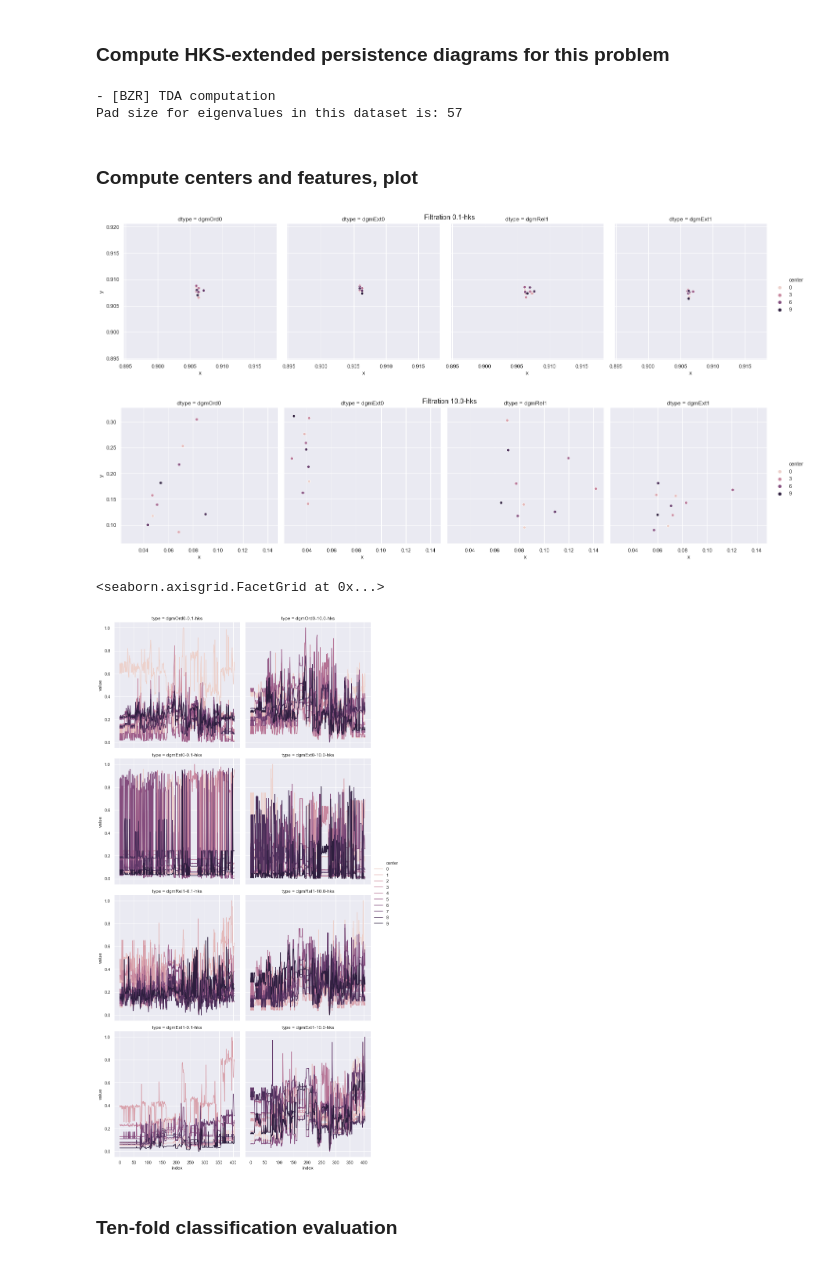
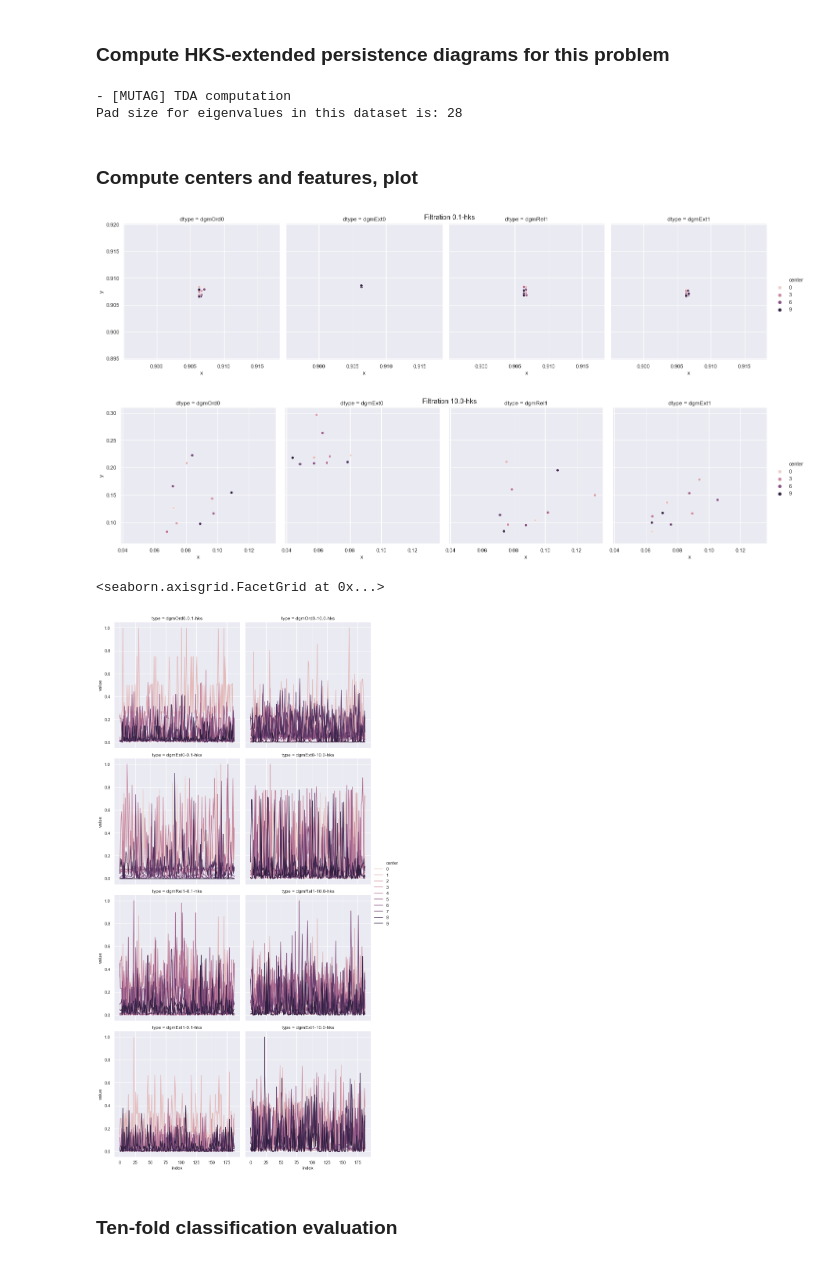
Before and after one commit to martinroyer/atol, a Jupyter notebook: demo/atol-demo.ipynb, the cells around one changed output. Saved outputs shown, nothing was run; the diff lists cells and outputs as text; code cells hidden in the pictures.

```diff
--- a/demo/atol-demo.ipynb
+++ b/demo/atol-demo.ipynb
@@ -16,22 +16,18 @@ import os
 import numpy as np
 from itertools import product
 
-graph_problem = "BZR"
+graph_problem = "MUTAG"
 graph_folder = "../../perslay/tutorial/data/" + graph_problem + "/" # this should point to a perslay repository
-
-atol_params = {
-    "filtrations": ['0.1-hks', '10.0-hks'],
-    "n_centers": 10,
-}
 # %% [markdown]
 ### Compute HKS-extended persistence diagrams for this problem
 # %%
 from atol.utils import compute_tda_for_graphs
 print("- [%s] TDA computation" % graph_problem)
-compute_tda_for_graphs(atol_params, graph_folder)
+filtrations=['0.1-hks', '10.0-hks']
+compute_tda_for_graphs(graph_folder=graph_folder, filtrations=filtrations)
 # %% [output]
-- [BZR] TDA computation
-Pad size for eigenvalues in this dataset is: 57
+- [MUTAG] TDA computation
+Pad size for eigenvalues in this dataset is: 28
 # %% [markdown]
 ### Compute centers and features, plot
 # %%
@@ -40,30 +37,30 @@ from atol import Atol
 # %%
 import pandas as pd
 import matplotlib.pyplot as plt
 import seaborn as sns
 sns.set()
 
 num_elements = len(os.listdir(graph_folder + "mat/"))
 all_diags = {}  # load all filtrations into memory once for all
-for dtype, gid, filt in product(graph_dtypes, np.arange(num_elements), atol_params["filtrations"]):
+for dtype, gid, filt in product(graph_dtypes, np.arange(num_elements), filtrations):
     all_diags[(dtype, filt, gid)] = csv_toarray(graph_folder + "diagrams/%s/graph_%06i_filt_%s.csv" % (dtype, gid, filt))
 
-atol_objs = {(dtype, filt): Atol(n_centers=atol_params["n_centers"]) for dtype, filt in product(graph_dtypes, atol_params["filtrations"])}
-for dtype, filt in product(graph_dtypes, atol_params["filtrations"]) :
-    atol_objs[(dtype, filt)].fit(diags=[all_diags[(dtype, filt, gid)] for gid in np.arange(num_elements)])
+atol_objs = {(dtype, filt): Atol(quantiser=MiniBatchKMeans(n_clusters=10)) for dtype, filt in product(graph_dtypes, filtrations)}
+for dtype, filt in product(graph_dtypes, filtrations) :
+    atol_objs[(dtype, filt)].fit([all_diags[(dtype, filt, gid)] for gid in np.arange(num_elements)])
 
 centers_df = []
-for dtype, filt in product(graph_dtypes, atol_params["filtrations"]):
+for dtype, filt in product(graph_dtypes, filtrations):
     clustercenters = atol_objs[(dtype, filt)].centers
     [centers_df.append({"center": _, "x": clustercenters[_, 0], "y": clustercenters[_, 1], "dtype": dtype, "filt": filt}) for _ in range(clustercenters.shape[0])]
 centers_df = pd.DataFrame(centers_df)
 
-for filt in atol_params["filtrations"]:
+for filt in filtrations:
     g = sns.relplot(x="x", y="y", hue="center", col="dtype", data=centers_df[centers_df["filt"] == filt])
     g.fig.suptitle("Filtration %s" % filt)
 # %% [output]
-[figure, old version]
+[figure, new version]
-[figure, old version]
+[figure, new version]
 # %%
 feats = pd.DataFrame(atol_feats_graphs(graph_folder, all_diags, atol_objs),
                      columns=["index", "type", "center", "value", "label"])
@@ -80,7 +77,7 @@ sns.relplot(x="index", y="value", kind="line", hue="center", col="type", col_wra
             data=feats.groupby(["type"]).apply(renormalize))
 # %% [output]
 <seaborn.axisgrid.FacetGrid at 0x...>
-[figure, old version]
+[figure, new version]
 # %% [markdown]
 ### Ten-fold classification evaluation
 # %%
```
Also changed, not shown: parts of 2 cells of this notebook, 3 other files.
